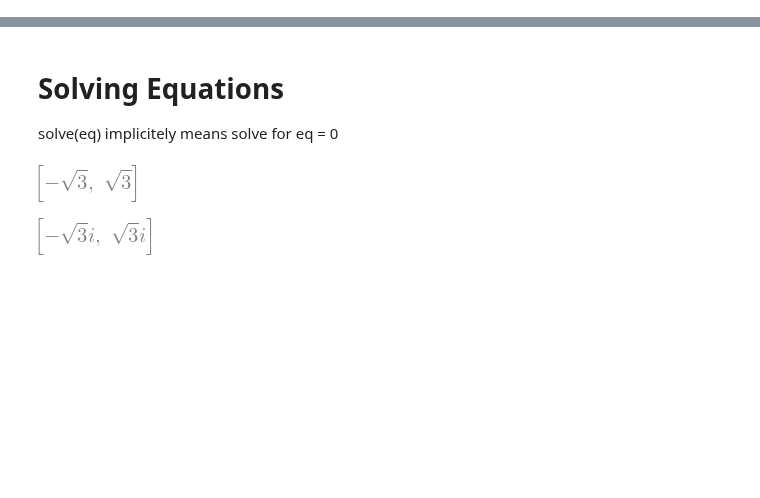
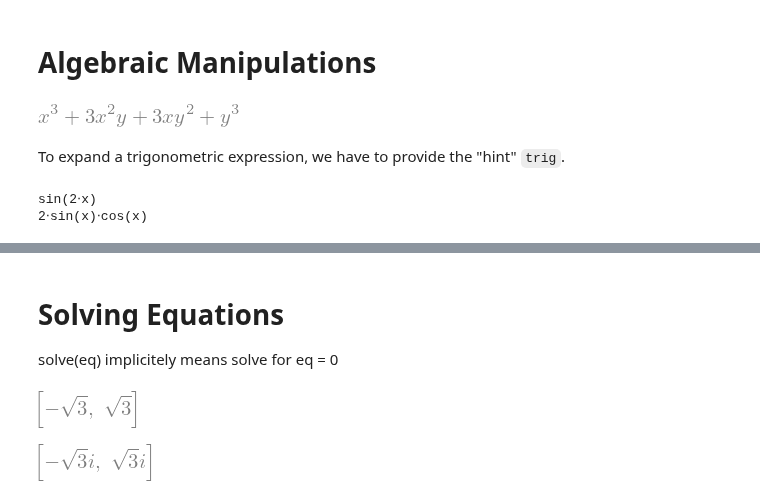
Before and after one commit to ClemensFMN/Notebooks, a Jupyter notebook: sympy/start.ipynb, the cells around one changed output, grey strips where cells are left out. Cells and saved outputs as stored; diff of their text form; code cells hidden in the pictures; blank space fills up the shorter version.

```diff
--- a/sympy/start.ipynb
+++ b/sympy/start.ipynb
@@ -17,0 +18,16 @@ Documentation can be found at https://docs.sympy.org/1.12/
+# %% [markdown]
+# Algebraic Manipulations
+# %%
+expand((x+y)**3)
+# %% [output]
+[figure, added]
+# %% [markdown]
+To expand a trigonometric expression, we have to provide the "hint" `trig`.
+# %%
+t = (sin(2*x))
+pprint(t)
+res = expand(t, trig=True)
+pprint(res)
+# %% [output]
+sin(2⋅x)
+2⋅sin(x)⋅cos(x)
```
Also changed, not shown: parts of 6 cells of this notebook, 8 other files.
